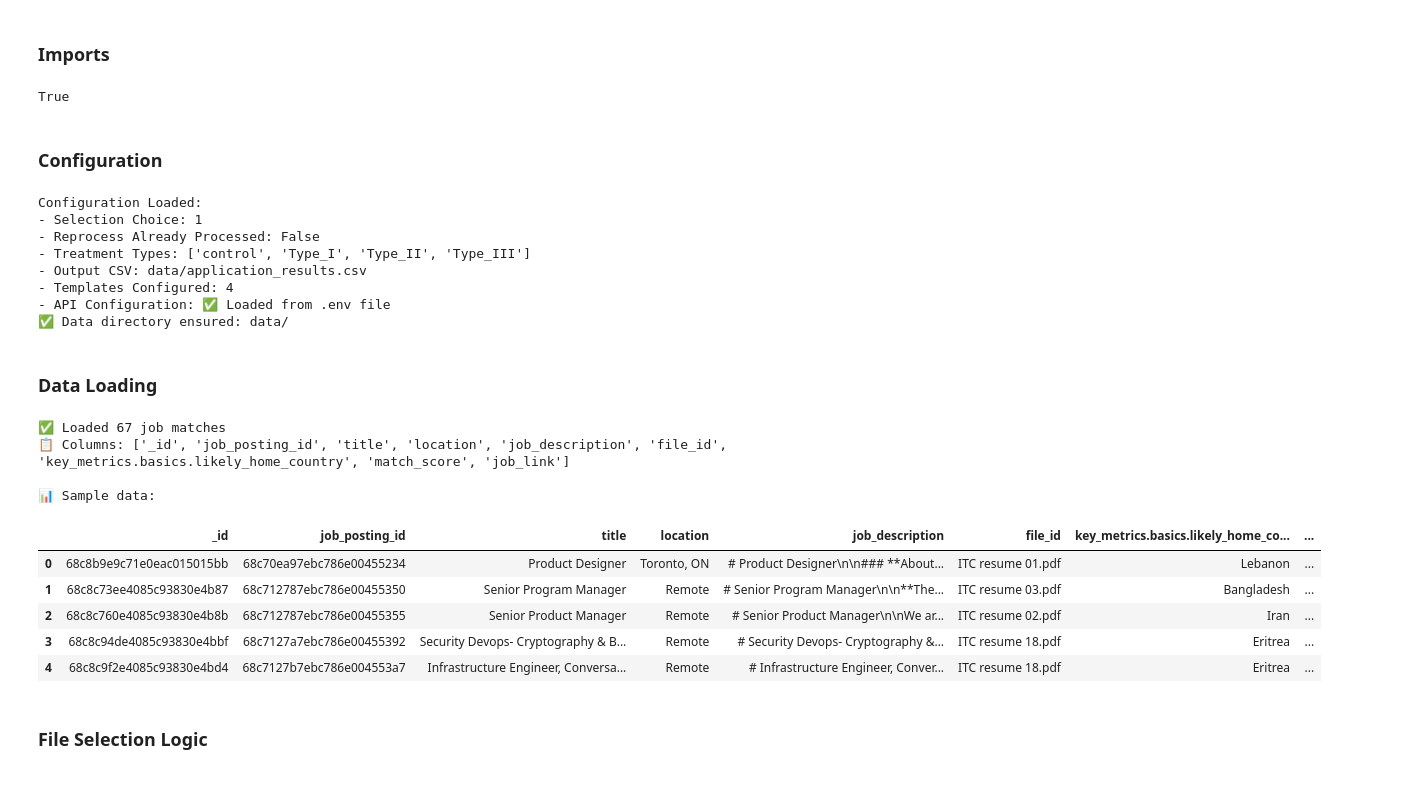
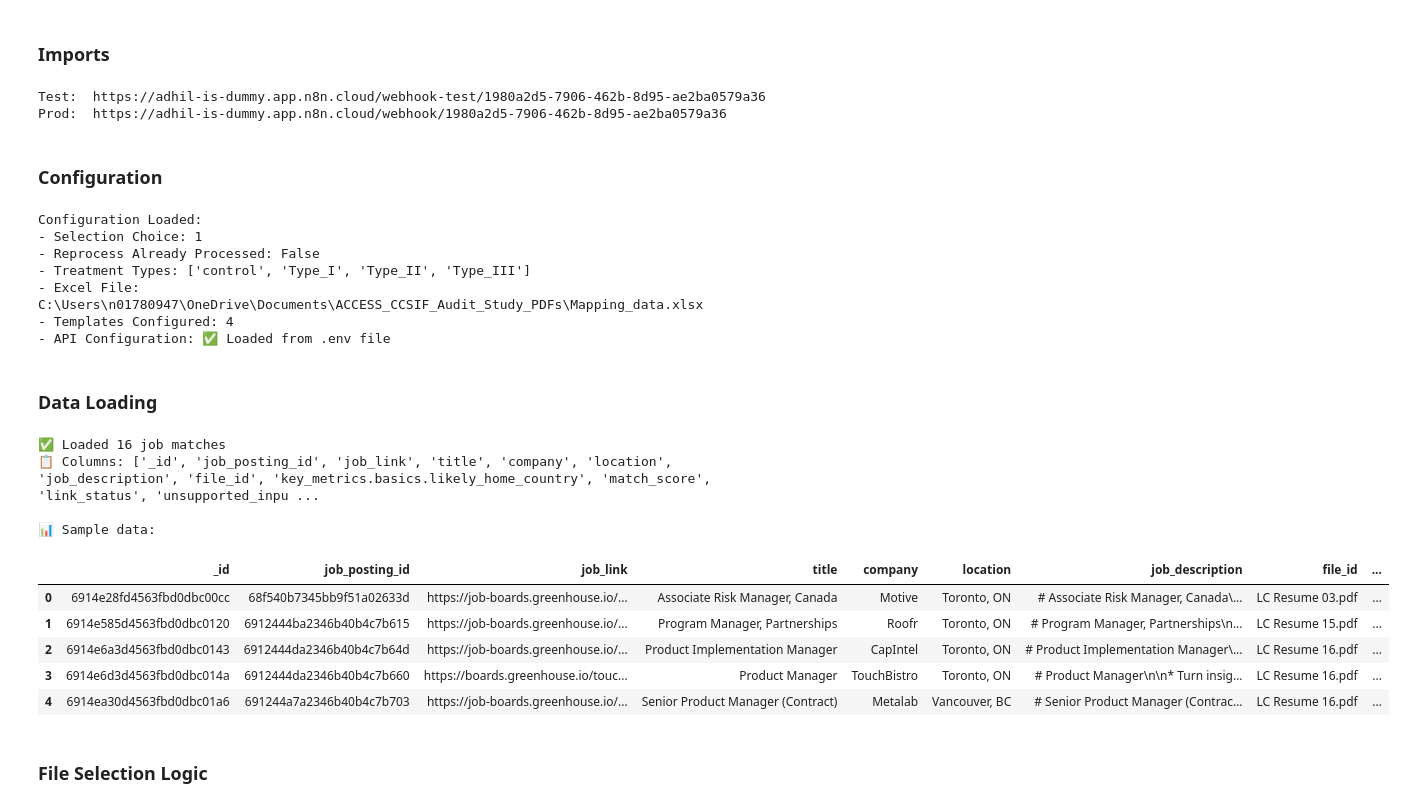
Before and after one commit to Adhil-Payingalil/resume_parsing_audit_study, a Jupyter notebook: Phase 4 Workflow - PDF generation/pdf_generation_workflow.ipynb, the cells around one changed output. Drawn from its saved outputs; the diff is of its cells as text; code cells hidden in the pictures.

```diff
--- a/Phase 4 Workflow - PDF generation/pdf_generation_workflow.ipynb
+++ b/Phase 4 Workflow - PDF generation/pdf_generation_workflow.ipynb
@@ -32,11 +31,16 @@ import os
 from datetime import datetime
 import time
 import random
-from dotenv import load_dotenv
+from dotenv import load_dotenv, find_dotenv
+load_dotenv(find_dotenv(), override=True)
+print("Test: ",os.getenv("TEST_WEBHOOK_URL"))
+print("Prod: ",os.getenv("PRODUCTION_WEBHOOK_URL"))
 
-load_dotenv()
+# Excel file reading support
+import openpyxl
 # %% [output]
-True
+Test:  https://adhil-is-dummy.app.n8n.cloud/webhook-test/1980a2d5-7906-462b-8d95-ae2ba0579a36
+Prod:  https://adhil-is-dummy.app.n8n.cloud/webhook/1980a2d5-7906-462b-8d95-ae2ba0579a36
 # %% [markdown]
 ### Configuration
 # %%
@@ -45,8 +49,8 @@ True
 
 # File Processing Configuration
 SELECTION_CHOICE = "1"  # Options: "1" (all files), "2" (by number), "3" (by filename), "4" (first N files)
-FILE_NUMBERS = [2]  # For option 2 - specific file numbers (1-based indexing)
-FILENAMES = ["ITC resume 01.pdf"]  # For option 3 - specific filenames
+FILE_NUMBERS = [1]  # For option 2 - specific file numbers (1-based indexing)
+FILENAMES = [ ]  # For option 3 - specific filenames
 NUM_FILES_TO_PROCESS = 4  # For option 4 - number of files to process
 
 # Treatment Configuration
@@ -54,6 +58,10 @@ TREATMENT_TYPES = ['control', 'Type_I', 'Type_II', 'Type_III']
 
 # Reprocessing Configuration
 REPROCESS_ALREADY_PROCESSED = False  # Set to True to reprocess already processed files
+
+# Excel Integration Configuration
+EXCEL_FILE_PATH = r"C:\Users\n01780947\OneDrive\Documents\ACCESS_CCSIF_Audit_Study_PDFs\Mapping_data.xlsx"
+EXCEL_SHEET_NAME = "data_repo"
 
 # API Configuration - Load from .env file only
 TEST_WEBHOOK_URL = os.getenv('TEST_WEBHOOK_URL')
@@ -74,8 +82,6 @@ if missing_vars:
     raise ValueError(f"Missing required environment variables: {missing_vars}")
 
 AUTHORIZATION = (WEBHOOK_USERNAME, WEBHOOK_PASSWORD)
-# Output Configuration
-OUTPUT_CSV = "data/application_results.csv"
 
 # Template Configuration
 TEMPLATE_ASSIGNMENTS = {
@@ -89,51 +95,46 @@ print("Configuration Loaded:")
 print(f"- Selection Choice: {SELECTION_CHOICE}")
 print(f"- Reprocess Already Processed: {REPROCESS_ALREADY_PROCESSED}")
 print(f"- Treatment Types: {TREATMENT_TYPES}")
-print(f"- Output CSV: {OUTPUT_CSV}")
+print(f"- Excel File: {EXCEL_FILE_PATH}")
 print(f"- Templates Configured: {len(TEMPLATE_ASSIGNMENTS)}")
 print(f"- API Configuration: ✅ Loaded from .env file")
-
-# Ensure data directory exists
-os.makedirs("data", exist_ok=True)
-print(f"✅ Data directory ensured: data/")
 # %% [output]
 Configuration Loaded:
 - Selection Choice: 1
 - Reprocess Already Processed: False
 - Treatment Types: ['control', 'Type_I', 'Type_II', 'Type_III']
-- Output CSV: data/application_results.csv
+- Excel File: C:\Users\n01780947\OneDrive\Documents\ACCESS_CCSIF_Audit_Study_PDFs\Mapping_data.xlsx
 - Templates Configured: 4
 - API Configuration: ✅ Loaded from .env file
-✅ Data directory ensured: data/
 # %% [markdown]
 ### Data Loading
 # %%
 # Load Job Matches Data
 # ====================
 
 # Load the job matches data
-file_path = "ITC_resume_job_match_data.csv"
+file_path = "LC_batch1_resume_matches.csv"
 job_matches_df = pd.read_csv(file_path)
 
 # Rename columns to match our endpoint requirements
 job_matches_df.rename(columns={'tile': 'job_title'}, inplace=True)
 
 print(f"✅ Loaded {len(job_matches_df)} job matches")
 print(f"📋 Columns: {list(job_matches_df.columns)}")
 
 # Display first few rows
 print(f"\n📊 Sample data:")
 job_matches_df.head()
 # %% [output]
-✅ Loaded 67 job matches
-📋 Columns: ['_id', 'job_posting_id', 'title', 'location', 'job_description', 'file_id', 'key_metrics.basics.likely_home_country', 'match_score', 'job_link']
+✅ Loaded 16 job matches
+📋 Columns: ['_id', 'job_posting_id', 'job_link', 'title', 'company', 'location', 'job_description', 'file_id', 'key_metrics.basics.likely_home_country', 'match_score', 'link_status', 'unsupported_inpu ...
 
 📊 Sample data:
-|  | _id | job_posting_id | title | location | job_description | file_id | key_metrics.basics.likely_home_co... | ... |
-| 0 | 68c8b9e9c71e0eac015015bb | 68c70ea97ebc786e00455234 | Product Designer | Toronto, ON | # Product Designer\n\n### **About... | ITC resume 01.pdf | Lebanon | ... |
-| 1 | 68c8c73ee4085c93830e4b87 | 68c712787ebc786e00455350 | Senior Program Manager | Remote | # Senior Program Manager\n\n**The... | ITC resume 03.pdf | Bangladesh | ... |
-| 2 | 68c8c760e4085c93830e4b8b | 68c712787ebc786e00455355 | Senior Product Manager | Remote | # Senior Product Manager\n\nWe ar... | ITC resume 02.pdf | Iran | ... |
-| 3 | 68c8c94de4085c93830e4bbf | 68c7127a7ebc786e00455392 | Security Devops- Cryptography & B... | Remote | # Security Devops- Cryptography &... | ITC resume 18.pdf | Eritrea | ... |
-| 4 | 68c8c9f2e4085c93830e4bd4 | 68c7127b7ebc786e004553a7 | Infrastructure Engineer, Conversa... | Remote | # Infrastructure Engineer, Conver... | ITC resume 18.pdf | Eritrea | ... |
+|  | _id | job_posting_id | job_link | title | company | location | job_description | file_id | ... |
+| 0 | 6914e28fd4563fbd0dbc00cc | 68f540b7345bb9f51a02633d | https://job-boards.greenhouse.io/... | Associate Risk Manager, Canada | Motive | Toronto, ON | # Associate Risk Manager, Canada\... | LC Resume 03.pdf | ... |
+| 1 | 6914e585d4563fbd0dbc0120 | 6912444ba2346b40b4c7b615 | https://job-boards.greenhouse.io/... | Program Manager, Partnerships | Roofr | Toronto, ON | # Program Manager, Partnerships\n... | LC Resume 15.pdf | ... |
+| 2 | 6914e6a3d4563fbd0dbc0143 | 6912444da2346b40b4c7b64d | https://job-boards.greenhouse.io/... | Product Implementation Manager | CapIntel | Toronto, ON | # Product Implementation Manager\... | LC Resume 16.pdf | ... |
+| 3 | 6914e6d3d4563fbd0dbc014a | 6912444da2346b40b4c7b660 | https://boards.greenhouse.io/touc... | Product Manager | TouchBistro | Toronto, ON | # Product Manager\n\n* Turn insig... | LC Resume 16.pdf | ... |
+| 4 | 6914ea30d4563fbd0dbc01a6 | 691244a7a2346b40b4c7b703 | https://job-boards.greenhouse.io/... | Senior Product Manager (Contract) | Metalab | Vancouver, BC | # Senior Product Manager (Contrac... | LC Resume 16.pdf | ... |
 # %% [markdown]
 ### File Selection Logic
```
Also changed, not shown: parts of 16 cells of this notebook.
